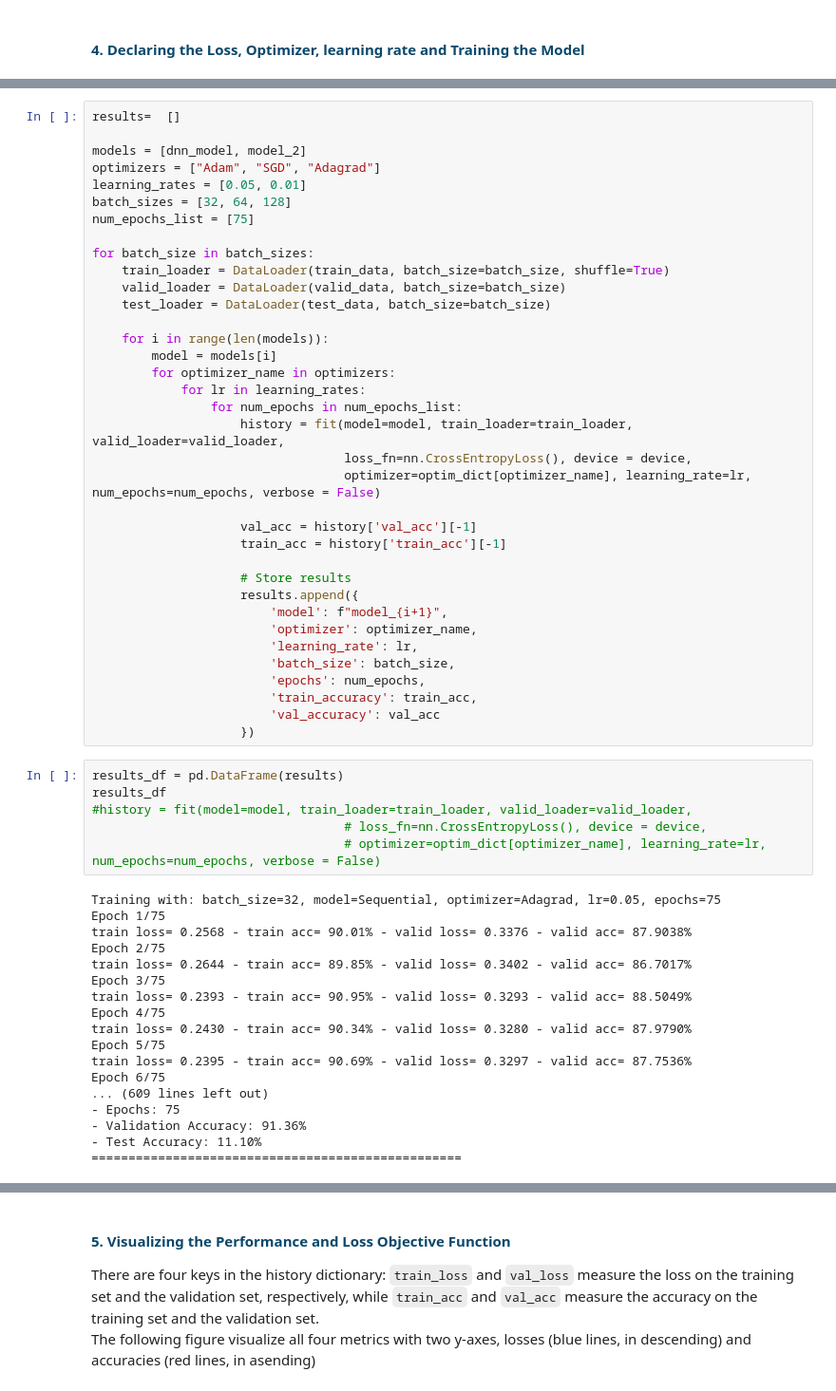
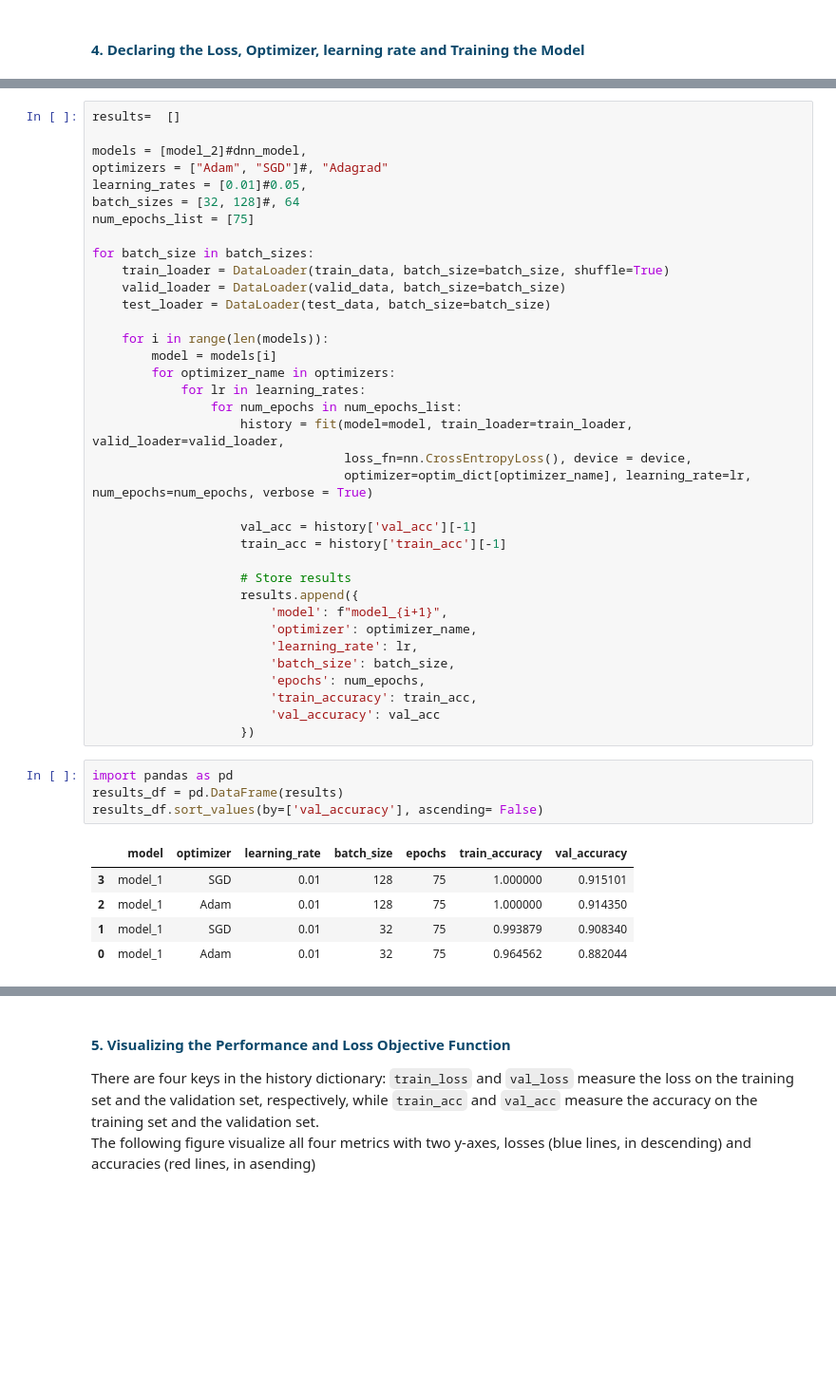
Before and after one commit to guezhenxue/FIT3181-Deep-Learning, a Jupyter notebook: FIT5215_FIT3181_In_class_Kaggle_Competition_Week2.ipynb, the cells around one changed output, grey strips where cells are left out. Shown at 95% size. Saved outputs shown, nothing was run; the diff lists cells and outputs as text; blank space fills up the shorter version.

```diff
--- a/FIT5215_FIT3181_In_class_Kaggle_Competition_Week2.ipynb
+++ b/FIT5215_FIT3181_In_class_Kaggle_Competition_Week2.ipynb
@@ -272,10 +259,10 @@ train loss= 0.2928 - train acc= 87.69% - valid loss= 0.3961 - valid acc= 83.6965
 # %%
 results=  []
 
-models = [dnn_model, model_2]
-optimizers = ["Adam", "SGD", "Adagrad"]
-learning_rates = [0.05, 0.01]
-batch_sizes = [32, 64, 128]
+models = [model_2]#dnn_model,
+optimizers = ["Adam", "SGD"]#, "Adagrad"
+learning_rates = [0.01]#0.05,
+batch_sizes = [32, 128]#, 64
 num_epochs_list = [75]
 
 for batch_size in batch_sizes:
@@ -290,7 +277,7 @@ for batch_size in batch_sizes:
                 for num_epochs in num_epochs_list:
                     history = fit(model=model, train_loader=train_loader, valid_loader=valid_loader,
                                   loss_fn=nn.CrossEntropyLoss(), device = device,
-                                  optimizer=optim_dict[optimizer_name], learning_rate=lr, num_epochs=num_epochs, verbose = False)
+                                  optimizer=optim_dict[optimizer_name], learning_rate=lr, num_epochs=num_epochs, verbose = True)
 
                     val_acc = history['val_acc'][-1]
                     train_acc = history['train_acc'][-1]
@@ -305,27 +292,13 @@ for batch_size in batch_sizes:
                         'train_accuracy': train_acc,
                         'val_accuracy': val_acc
                     })
-# %%
-results_df = pd.DataFrame(results)
-results_df
-#history = fit(model=model, train_loader=train_loader, valid_loader=valid_loader,
-                                  # loss_fn=nn.CrossEntropyLoss(), device = device,
-                                  # optimizer=optim_dict[optimizer_name], learning_rate=lr, num_epochs=num_epochs, verbose = False)
-# %% [output]
-Training with: batch_size=32, model=Sequential, optimizer=Adagrad, lr=0.05, epochs=75
-Epoch 1/75
-train loss= 0.2568 - train acc= 90.01% - valid loss= 0.3376 - valid acc= 87.9038%
-Epoch 2/75
-train loss= 0.2644 - train acc= 89.85% - valid loss= 0.3402 - valid acc= 86.7017%
-Epoch 3/75
-train loss= 0.2393 - train acc= 90.95% - valid loss= 0.3293 - valid acc= 88.5049%
-Epoch 4/75
-train loss= 0.2430 - train acc= 90.34% - valid loss= 0.3280 - valid acc= 87.9790%
-Epoch 5/75
-train loss= 0.2395 - train acc= 90.69% - valid loss= 0.3297 - valid acc= 87.7536%
-Epoch 6/75
-... (609 lines left out)
-- Epochs: 75
-- Validation Accuracy: 91.36%
-- Test Accuracy: 11.10%
-==================================================
+# %%
+import pandas as pd
+results_df = pd.DataFrame(results)
+results_df.sort_values(by=['val_accuracy'], ascending= False)
+# %% [output]
+|  | model | optimizer | learning_rate | batch_size | epochs | train_accuracy | val_accuracy |
+| 3 | model_1 | SGD | 0.01 | 128 | 75 | 1.000000 | 0.915101 |
+| 2 | model_1 | Adam | 0.01 | 128 | 75 | 1.000000 | 0.914350 |
+| 1 | model_1 | SGD | 0.01 | 32 | 75 | 0.993879 | 0.908340 |
+| 0 | model_1 | Adam | 0.01 | 32 | 75 | 0.964562 | 0.882044 |
```
Also changed, not shown: parts of 6 cells of this notebook.
